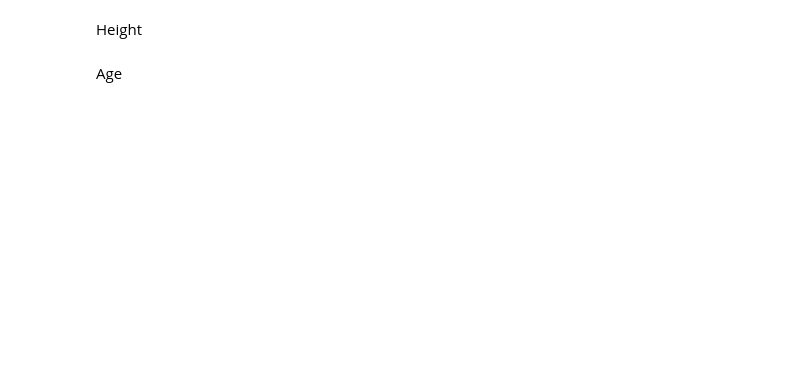
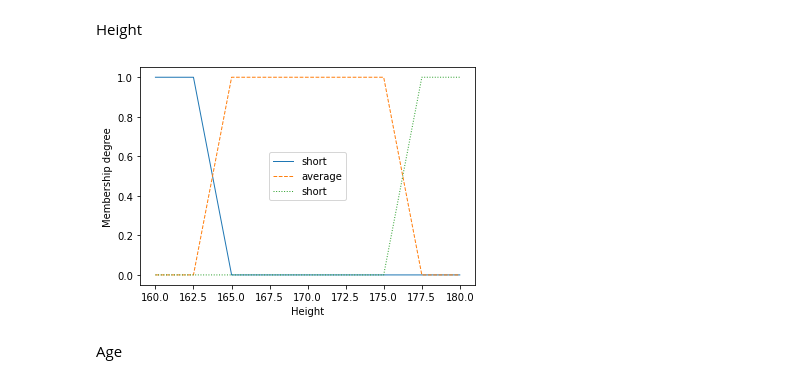
Before and after one commit to khunamir/sado-fuzzy, a Jupyter notebook: SADO Fuzzy System.ipynb, the cells around one changed output. Drawn from its saved outputs; the diff is of its cells as text; code cells hidden in the pictures; blank space fills up the shorter version.

```diff
--- a/SADO Fuzzy System.ipynb
+++ b/SADO Fuzzy System.ipynb
@@ -36,4 +46,14 @@ Weight
 # %% [markdown]
 Height
+# %%
+P1 = FuzzySet(function=Trapezoidal_MF(a=160,b=160,c=162.5,d=165), term="short")
+P2 = FuzzySet(function=Trapezoidal_MF(a=162.5,b=165,c=175,d=177.5), term="average")
+P3 = FuzzySet(function=Trapezoidal_MF(a=175,b=177.5,c=180,d=180), term="short")
+LV2 = LinguisticVariable([P1,P2,P3], concept="Height", universe_of_discourse=[160,180])
+FS.add_linguistic_variable("Height", LV2)
+
+LV2.plot()
+# %% [output]
+[figure, added]
 # %% [markdown]
 Age
```
Also changed, not shown: parts of 5 cells of this notebook.
